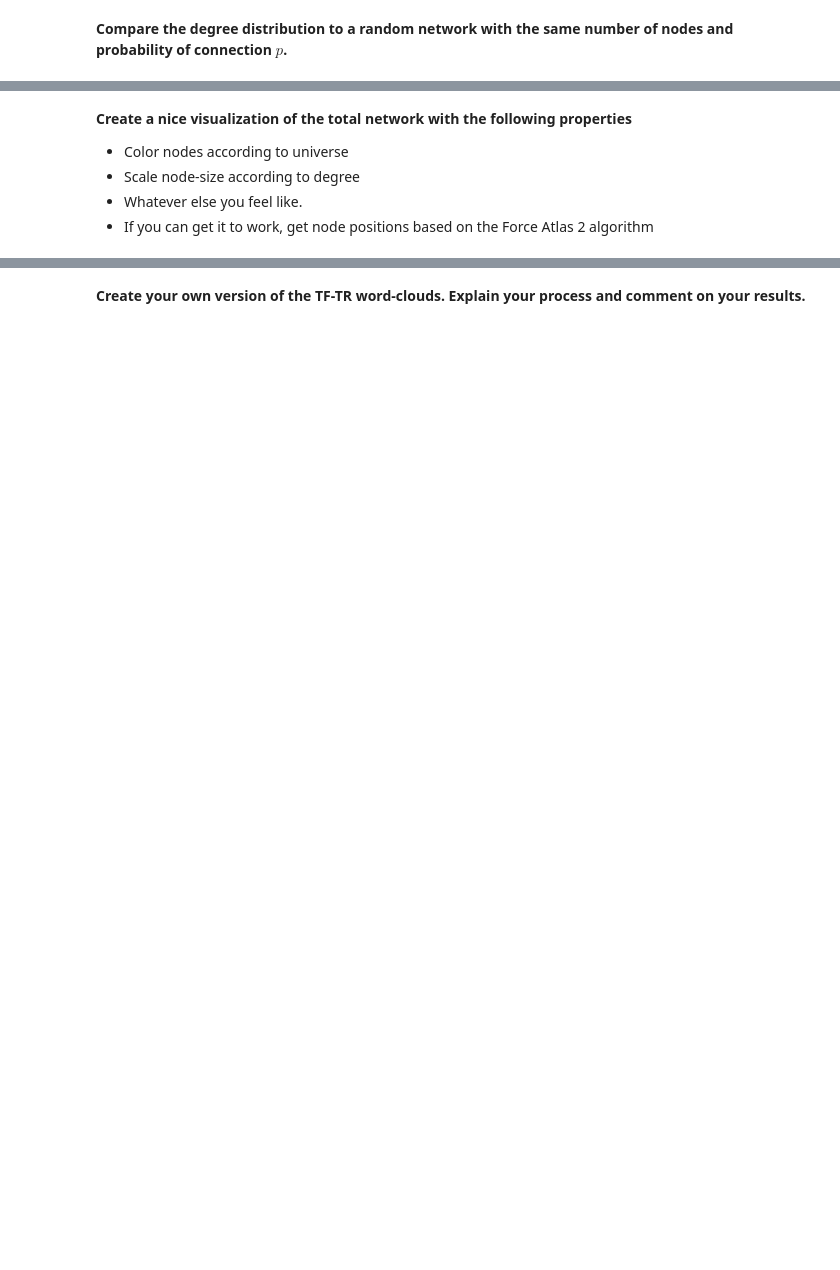
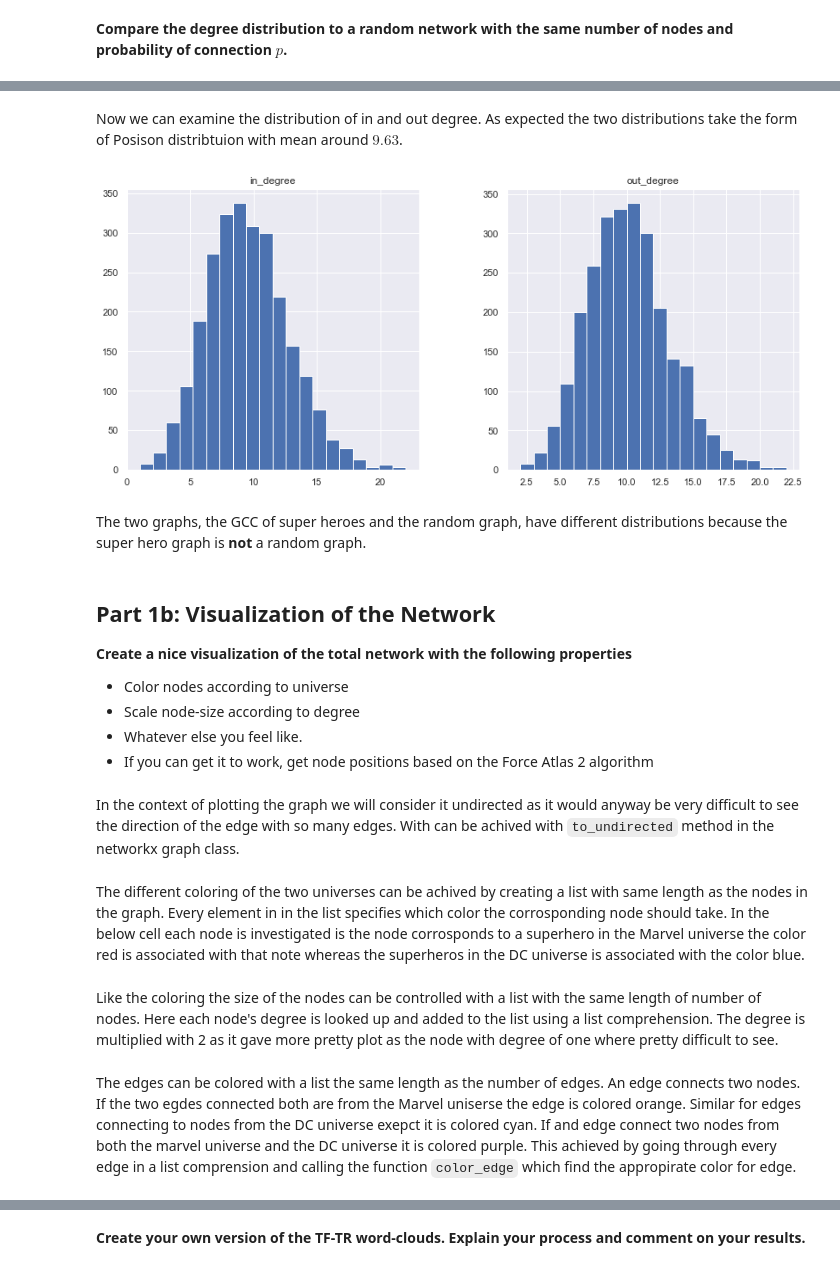
Before and after one commit to idariis/Social-Graphs-Project-E20, a Jupyter notebook: Assignment2/Assignment2.ipynb, the cells around one changed output, grey strips where cells are left out. Saved outputs shown, nothing was run; the diff lists cells and outputs as text; code cells hidden in the pictures; blank space fills up the shorter version.

```diff
--- a/Assignment2/Assignment2.ipynb
+++ b/Assignment2/Assignment2.ipynb
@@ -31,3 +49,6 @@ np.random.seed(42)
 ## Part 1a: Basic Statistics of the Network
 # %% [markdown]
 **What is the number of nodes in the network?**
+# %%
+N = len(comic_graph_GCC.nodes())
+print('The network consists of', N ,'nodes.')
@@ -46,7 +227,25 @@ np.random.seed(42)
+# %%
+rg = nx.erdos_renyi_graph(n = N, p = 0.003714500964, seed=123, directed=True)
+# %% [markdown]
+Now we can examine the distribution of in and out degree. As expected the two distributions take the form of Posison distribtuion with mean around $9.63$.
+# %%
+rg_degree_distribution = pd.DataFrame({
+    'in_degree' : np.array(list(dict(rg.in_degree).values())),
+    'out_degree' : np.array(list(dict(rg.out_degree).values()))
+})
+hist = rg_degree_distribution.hist(bins=20, figsize=(14,6))
+# %% [output]
+[figure, added]
+# %% [markdown]
+The two graphs, the GCC of super heroes and the random graph, have different distributions because the super hero graph is **not** a random graph.
 # %% [markdown]
+## Part 1b: Visualization of the Network
+
 
 **Create a nice visualization of the total network with the following properties**
   - Color nodes according to universe
   - Scale node-size according to degree
   - Whatever else you feel like.
   - If you can get it to work, get node positions based on the Force Atlas 2 algorithm
+# %% [markdown]
+In the context of plotting the graph we will consider it undirected as it would anyway be very difficult to see the direction of the edge with so many edges. With can be achived with `to_undirected` method in the networkx graph class.
@@ -52,0 +254,2 @@ np.random.seed(42)
+# %% [markdown]
+The different coloring of the two universes can be achived by creating a list with same length as the nodes in the graph. Every element in in the list specifies which color the corrosponding node should take. In the below cell each node is investigated is the node corrosponds to a superhero in the Marvel universe the color red is associated with that note whereas the superheros in the DC universe is associated with the color blue.
@@ -52,0 +259,2 @@ np.random.seed(42)
+# %% [markdown]
+Like the coloring the size of the nodes can be controlled with a list with the same length of number of nodes. Here each node's degree is looked up and added to the list using a list comprehension. The degree is multiplied with 2 as it gave more pretty plot as the node with degree of one where pretty difficult to see.
@@ -52,0 +263,2 @@ np.random.seed(42)
+# %% [markdown]
+The edges can be colored with a list the same length as the number of edges. An edge connects two nodes. If the two egdes connected both are from the Marvel uniserse the edge is colored orange. Similar for edges connecting to nodes from the DC universe exepct it is colored cyan. If and edge connect two nodes from both the marvel universe and the DC universe it is colored purple. This achieved by going through every edge in a list comprension and calling the function `color_edge` which find the appropirate color for edge.
```
Also changed, not shown: parts of 90 cells of this notebook, 1 other file.
